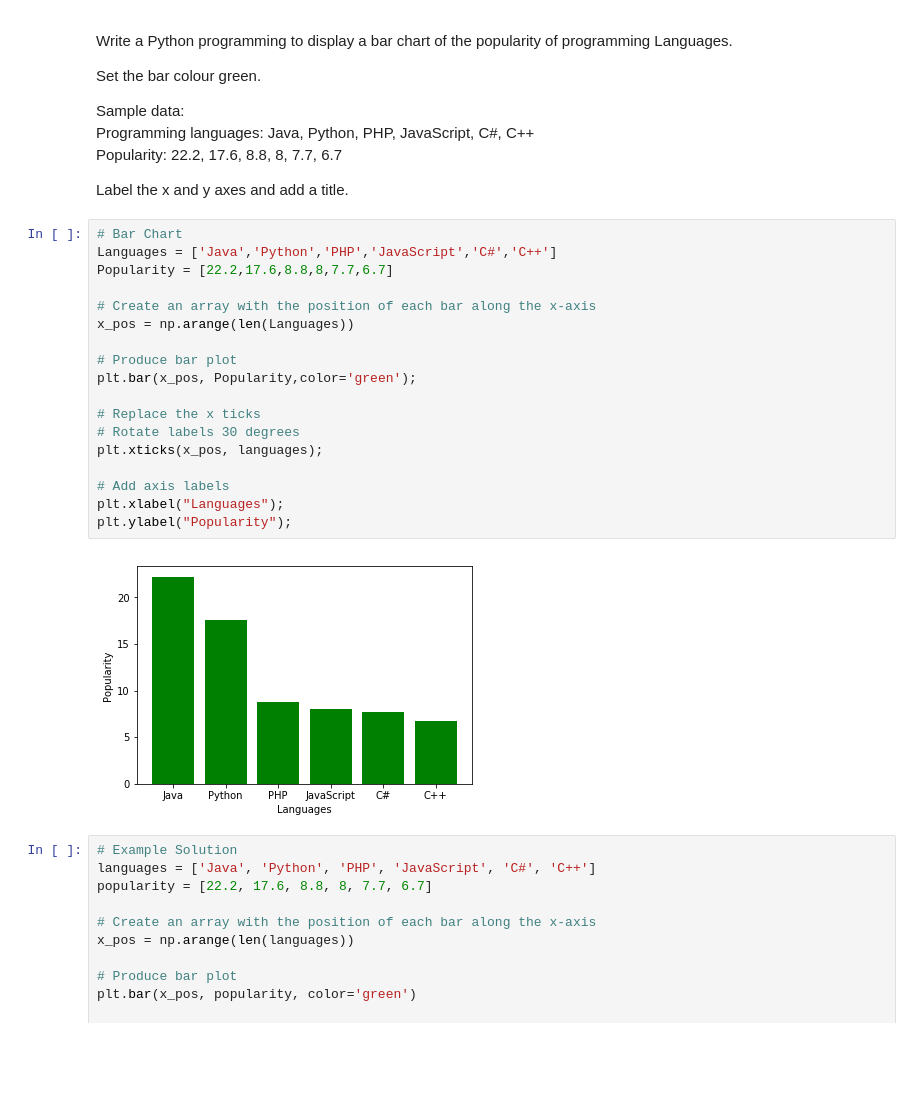
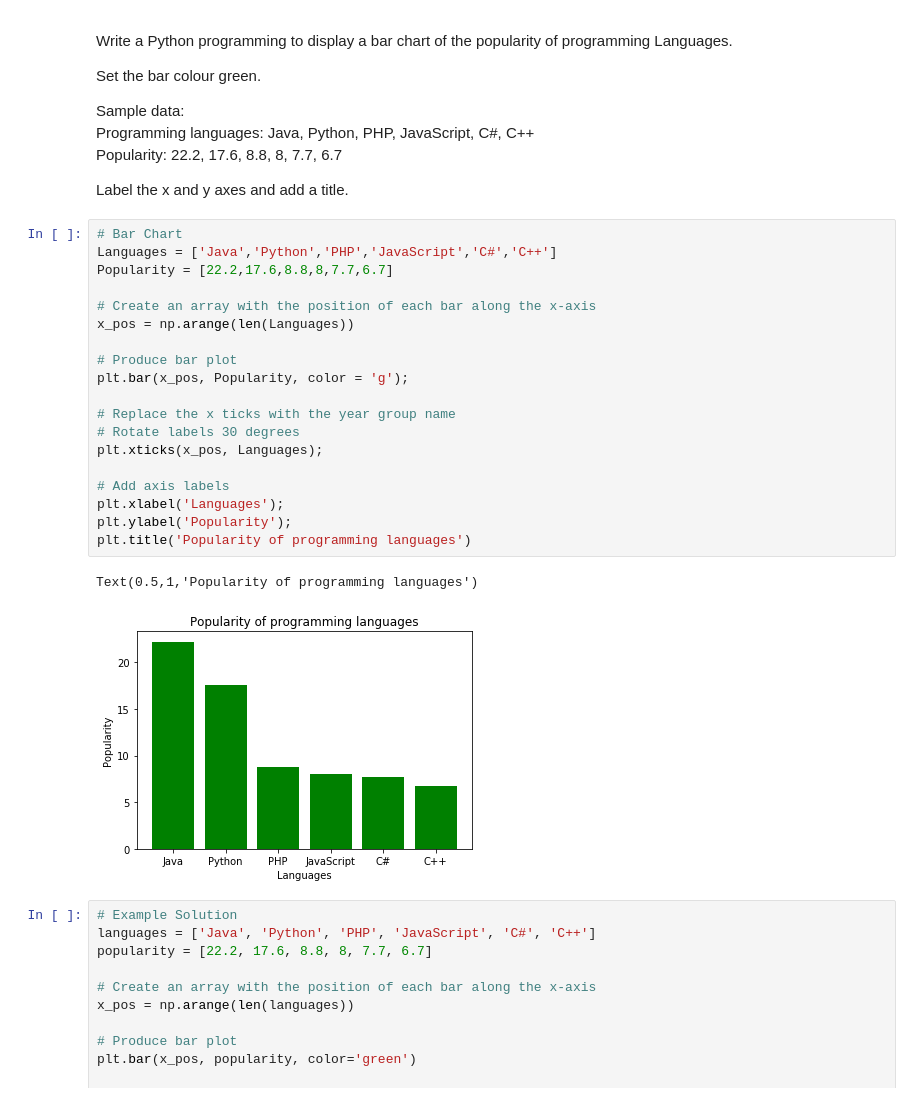
Before and after one commit to Zouhair-Ouaggag/Intro_to_python, a Jupyter notebook: 8_Plotting.ipynb, the cells around one changed output. Cells and saved outputs as stored; diff of their text form; blank space fills up the shorter version.

```diff
--- a/8_Plotting.ipynb
+++ b/8_Plotting.ipynb
@@ -855,23 +859,25 @@ Label the x and y axes and add a title.
 # %%
 # Bar Chart
 Languages = ['Java','Python','PHP','JavaScript','C#','C++']
 Popularity = [22.2,17.6,8.8,8,7.7,6.7]
 
 # Create an array with the position of each bar along the x-axis
 x_pos = np.arange(len(Languages))
 
 # Produce bar plot
-plt.bar(x_pos, Popularity,color='green');
+plt.bar(x_pos, Popularity, color = 'g');
 
-# Replace the x ticks
+# Replace the x ticks with the year group name
 # Rotate labels 30 degrees
-plt.xticks(x_pos, languages);
+plt.xticks(x_pos, Languages);
 
 # Add axis labels
-plt.xlabel("Languages");
-plt.ylabel("Popularity");
+plt.xlabel('Languages');
+plt.ylabel('Popularity');
+plt.title('Popularity of programming languages')
 # %% [output]
+Text(0.5,1,'Popularity of programming languages')
-[figure, old version]
+[figure, new version]
 # %%
 # Example Solution
 languages = ['Java', 'Python', 'PHP', 'JavaScript', 'C#', 'C++']
```
Also changed, not shown: parts of 13 cells of this notebook, 8 other files.
